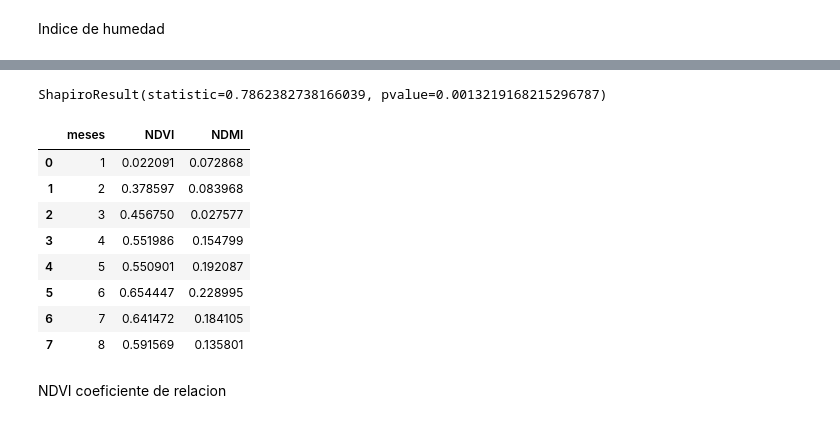
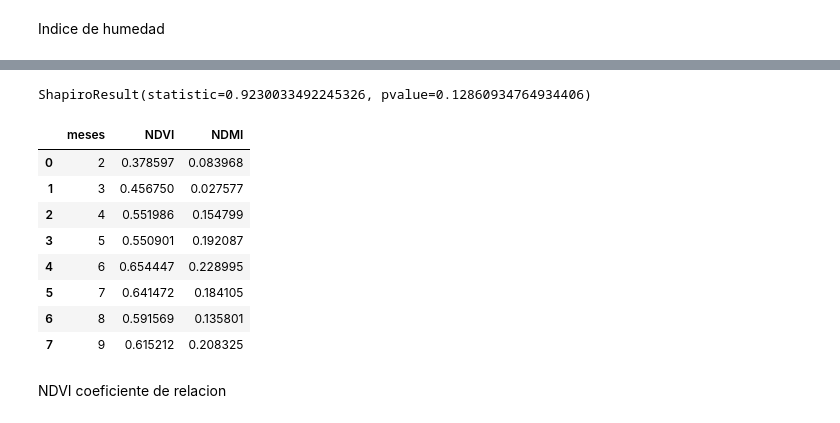
Before and after one commit to mateoarevaloangel/TFM, a Jupyter notebook: regresionLineal.ipynb, the cells around one changed output, grey strips where cells are left out. Drawn from its saved outputs; the diff is of its cells as text; code cells hidden in the pictures.

```diff
--- a/regresionLineal.ipynb
+++ b/regresionLineal.ipynb
@@ -12,10 +12,12 @@ print("La media de la lista es:", media)
 La media de la lista es: 6.0
 # %%
 bandas = ['B01', 'B02', 'B03', 'B04', 'B05', 'B06', 'B07', 'B08', 'B8A', 'B09', 'B11', 'B12', 'WVP', 'AOT', 'SCL', 'sunAzimuthAngles', 'sunZenithAngles', 'viewAzimuthMean', 'viewZenithMean']
-datesTrain = [["2022-01-01", "2022-01-28"],["2022-02-01", "2022-02-28"],["2022-03-01", "2022-03-28"],["2022-04-01", "2022-04-28"],["2022-05-01", "2022-05-28"],["2022-06-01", "2022-06-28"],
+datesTrain = [["2022-02-01", "2022-02-28"],["2022-03-01", "2022-03-28"],["2022-04-01", "2022-04-28"],["2022-05-01", "2022-05-28"],["2022-06-01", "2022-06-28"],
               ["2022-07-01", "2022-07-28"],["2022-08-01", "2022-08-28"],["2022-09-01", "2022-09-28"],["2022-10-01", "2022-10-28"],["2022-11-01", "2022-11-28"],
-              ["2022-12-01", "2022-12-28"],["2023-01-01", "2023-01-28"],["2023-02-01", "2023-02-28"],["2023-03-01", "2023-03-28"],["2023-04-01", "2023-04-28"],["2023-05-01", "2023-05-28"]];
-mes = [1,2,3,4,5,6,7,8,9,10,11,12,13,14,15,16];
+              ["2022-12-01", "2022-12-28"],["2023-01-01", "2023-01-28"],["2023-02-01", "2023-02-28"],["2023-03-01", "2023-03-28"],["2023-04-01", "2023-04-28"],["2023-05-01", "2023-05-28"]
+             ,["2023-06-01", "2023-06-28"],["2023-08-01", "2023-08-28"],["2023-09-01","2023-09-28"]];
+#mes = [1,2,3,4,5,6,7,8,9,10,11,12,13,14,15,16,17,18,19,20,21];
+mes = [2,3,4,5,6,7,8,9,10,11,12,13,14,15,16,17,18,20,21];
 datesTest = [["2023-05-01", "2023-05-28"]];
 indicesNDVI =[]
 indicesGNDVI =[]
@@ -56,10 +58,10 @@ for date in datesTrain:
     #print(f"DB/{date[1]}banda{bandas[8]}.TIF")
 
 #plt.imshow(indicesNDVI[0])
-meanNDVItrain = meanNDVI[:len(meanNDVI)-1]
-meanNDVItest = meanNDVI[len(meanNDVI)-1:]
-meanNDMItrain = meanNDMI[:len(meanNDMI)-1]
-meanNDMItest = meanNDMI[len(meanNDMI)-1:]
+meanNDVItrain = meanNDVI[:len(meanNDVI)-3]
+meanNDVItest = meanNDVI[len(meanNDVI)-3:]
+meanNDMItrain = meanNDMI[:len(meanNDMI)-3]
+meanNDMItest = meanNDMI[len(meanNDMI)-3:]
 # %%
 mediaArray = np.mean(indicesNDMI[2])
 #print("La media de la lista es:", media)
@@ -126,35 +179,36 @@ plt.show()
 from scipy.stats import shapiro
 shapiro(meanNDVI)
 # %% [output]
-ShapiroResult(statistic=0.7862382738166039, pvalue=0.0013219168215296787)
+ShapiroResult(statistic=0.9230033492245326, pvalue=0.12860934764934406)
 # %%
 # Preprocesado y modelado
 # ==============================================================================
 from scipy.stats import pearsonr
 from sklearn.linear_model import LinearRegression
 from sklearn.model_selection import train_test_split
 from sklearn.metrics import root_mean_squared_error
 import statsmodels.api as sm
 import pandas as pd
 
-mes = [1,2,3,4,5,6,7,8,9,10,11,12,13,14,15,16,17];
+#mes = [1,2,3,4,5,6,7,8,9,10,11,12,13,14,15,16,17];
+mes = [2,3,4,5,6,7,8,9,10,11,12,13,14,15,16,17,18,20,21];
 dates = [["2022-01-01", "2022-01-28"],["2022-02-01", "2022-02-28"],["2022-03-01", "2022-03-28"],["2022-04-01", "2022-04-28"],["2022-05-01", "2022-05-28"],["2022-06-01", "2022-06-28"],
               ["2022-07-01", "2022-07-28"],["2022-08-01", "2022-08-28"],["2022-09-01", "2022-09-28"],["2022-10-01", "2022-10-28"],["2022-11-01", "2022-11-28"],
               ["2022-12-01", "2022-12-28"],["2023-01-01", "2023-01-28"],["2023-02-01", "2023-02-28"],["2023-03-01", "2023-03-28"],["2023-04-01", "2023-04-28"],["2023-05-01", "2023-05-28"]
                ,["2023-05-01", "2023-05-28"]];
 meanNDVItrain.append(meanNDVItest[0])
 datos = pd.DataFrame({'meses': mes, 'NDVI': meanNDVI,'NDMI': meanNDMI},)
 datos.head(8)
 # %% [output]
 |  | meses | NDVI | NDMI |
-| 0 | 1 | 0.022091 | 0.072868 |
-| 1 | 2 | 0.378597 | 0.083968 |
-| 2 | 3 | 0.456750 | 0.027577 |
-| 3 | 4 | 0.551986 | 0.154799 |
-| 4 | 5 | 0.550901 | 0.192087 |
-| 5 | 6 | 0.654447 | 0.228995 |
-| 6 | 7 | 0.641472 | 0.184105 |
-| 7 | 8 | 0.591569 | 0.135801 |
+| 0 | 2 | 0.378597 | 0.083968 |
+| 1 | 3 | 0.456750 | 0.027577 |
+| 2 | 4 | 0.551986 | 0.154799 |
+| 3 | 5 | 0.550901 | 0.192087 |
+| 4 | 6 | 0.654447 | 0.228995 |
+| 5 | 7 | 0.641472 | 0.184105 |
+| 6 | 8 | 0.591569 | 0.135801 |
+| 7 | 9 | 0.615212 | 0.208325 |
 # %% [markdown]
 NDVI coeficiente de relacion
 # %%
```
Also changed, not shown: parts of 8 cells of this notebook, 13 other files.
